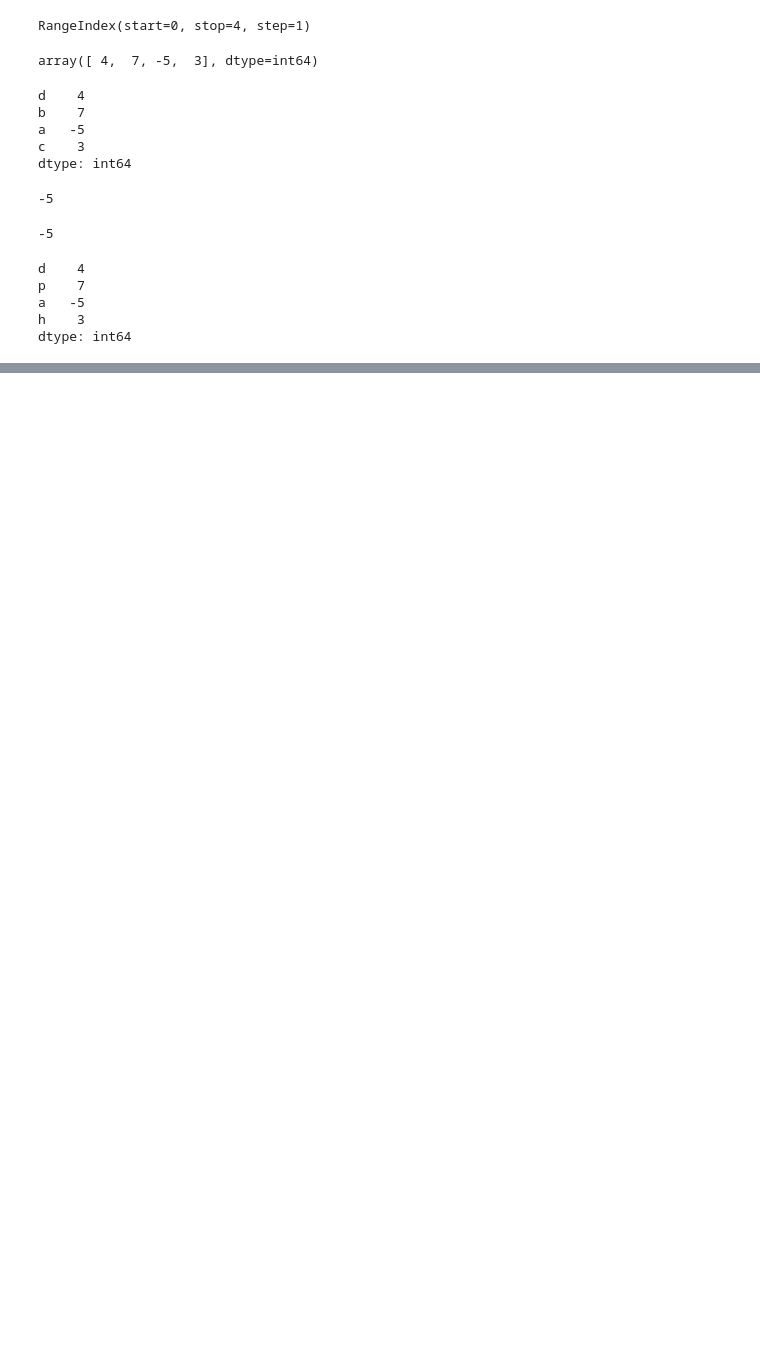
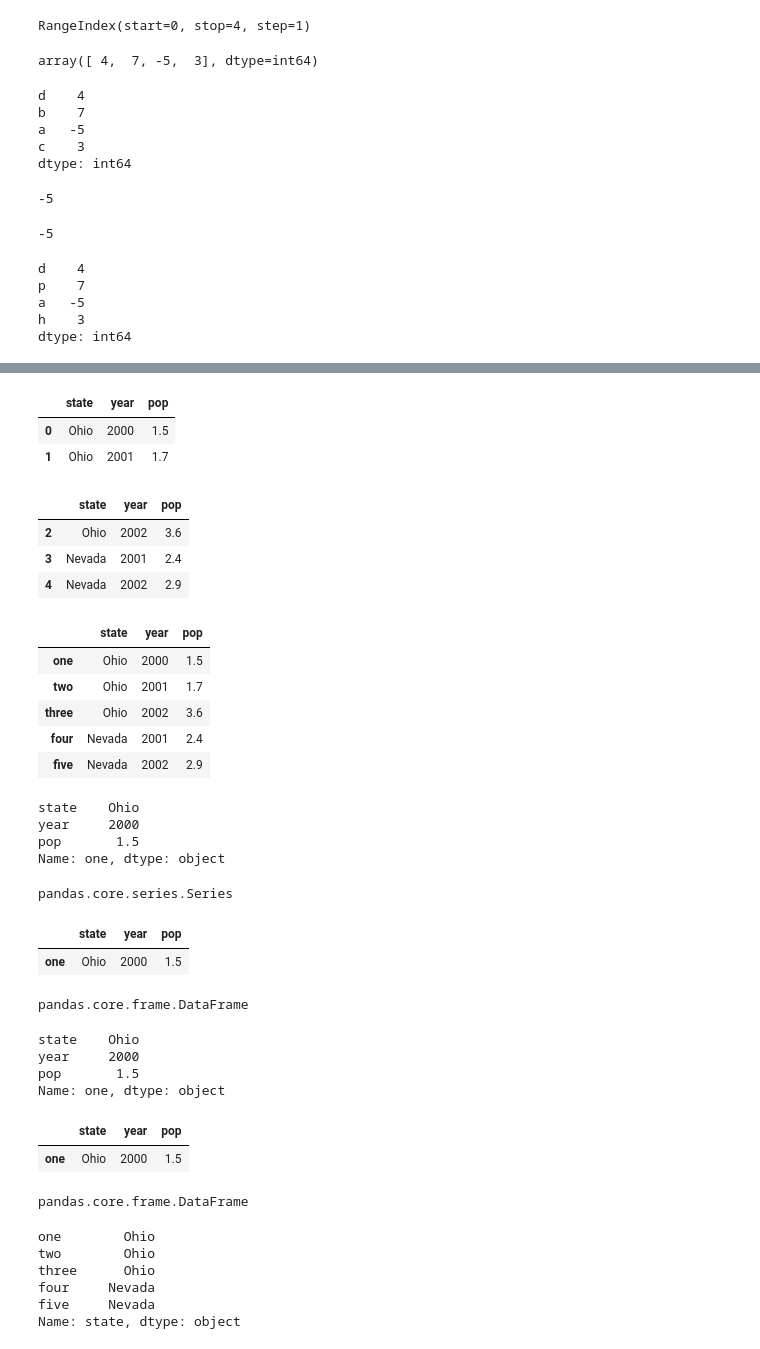
Before and after one commit to HeinoPortfolio/MS_Comp_Sci, a Jupyter notebook: 4 Data Analytics/MISC/Sample_Code_Module_3.ipynb, the cells around one changed output, grey strips where cells are left out. Cells and saved outputs as stored; diff of their text form; code cells hidden in the pictures; blank space fills up the shorter version.

```diff
--- a/4 Data Analytics/MISC/Sample_Code_Module_3.ipynb
+++ b/4 Data Analytics/MISC/Sample_Code_Module_3.ipynb
@@ -193,0 +326,77 @@ dtype: int64
+# %%
+# to view a specific number of top rows
+df1.head(2)
+# %% [output]
+|  | state | year | pop |
+| 0 | Ohio | 2000 | 1.5 |
+| 1 | Ohio | 2001 | 1.7 |
+# %%
+# to view a specific number of bottom rows
+df1.tail(3)
+# %% [output]
+|  | state | year | pop |
+| 2 | Ohio | 2002 | 3.6 |
+| 3 | Nevada | 2001 | 2.4 |
+| 4 | Nevada | 2002 | 2.9 |
+# %%
+# to assign own lables to the rows
+df1.index = ['one','two','three','four','five']
+df1
+# %% [output]
+|  | state | year | pop |
+| one | Ohio | 2000 | 1.5 |
+| two | Ohio | 2001 | 1.7 |
+| three | Ohio | 2002 | 3.6 |
+| four | Nevada | 2001 | 2.4 |
+| five | Nevada | 2002 | 2.9 |
+# %%
+# to access data from the dataframe
+df1.iloc[0]                              # will get the first column of the dataframe
+# %% [output]
+state    Ohio
+year     2000
+pop       1.5
+Name: one, dtype: object
+# %%
+# Checking the type
+type(df1.iloc[0])
+# %% [output]
+pandas.core.series.Series
+# %%
+# adding one more pair of []
+df1.iloc[[0]]
+# %% [output]
+|  | state | year | pop |
+| one | Ohio | 2000 | 1.5 |
+# %%
+type(df1.iloc[[0]])
+# %% [output]
+pandas.core.frame.DataFrame
+# %%
+# to access data from the dataframe using the label index
+df1.loc['one']
+# %% [output]
+state    Ohio
+year     2000
+pop       1.5
+Name: one, dtype: object
+# %%
+# adding one more pair of []
+df1.loc[['one']]
+# %% [output]
+|  | state | year | pop |
+| one | Ohio | 2000 | 1.5 |
+# %%
+type(df1.loc[['one']])
+# %% [output]
+pandas.core.frame.DataFrame
+# %%
+# to retrieve a specific column
+df1['state']
+# %% [output]
+one        Ohio
+two        Ohio
+three      Ohio
+four     Nevada
+five     Nevada
+Name: state, dtype: object
```
Also changed, not shown: parts of 56 cells of this notebook.
